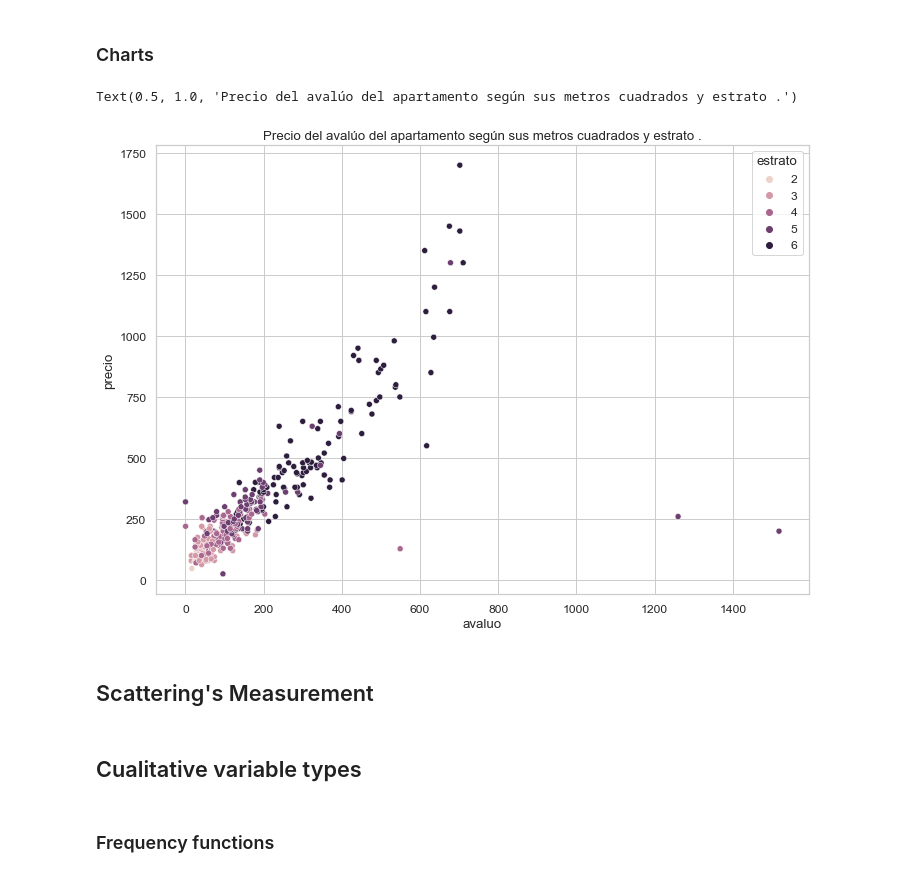
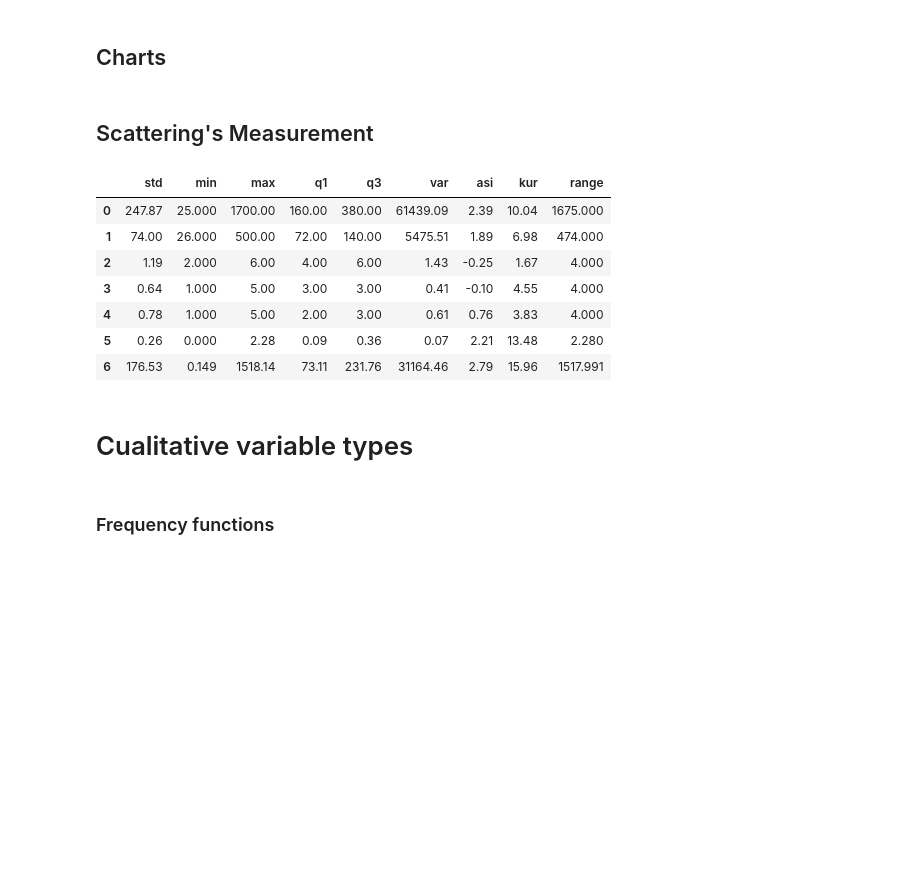
Before and after one commit to StanDoge/PYE-lab-1, a Jupyter notebook: main.ipynb, the cells around one changed output. Saved outputs shown, nothing was run; the diff lists cells and outputs as text; code cells hidden in the pictures; blank space fills up the shorter version.

Commit message:
Scattering section, more readable using a dataframe

```diff
--- a/main.ipynb
+++ b/main.ipynb
@@ -34,5 +29,5 @@ df_variables['Media_armonica'] = var_media_arm
 # %% [markdown]
-### Charts
+## Charts
 # %%
 # sb.histplot(data=df,x='precio',hue='parqueadero').set_title("Rangos de precios")
 # sb.histplot(data=df,x='mt2').set_title("Metros cuadrados")
@@ -40,33 +35,49 @@ df_variables['Media_armonica'] = var_media_arm
 # sb.catplot(data=df,x='alcobas',y='precio',kind='bar',ci=None).set(title="Precios segun el numero de alcobas")
 # sb.barplot(x='banos',y='estrato',data=df,ci=None).set_title("Número de baños  según el estrato socioeconómico ")
 # sb.histplot(data=df,x='administracion').set_title("Rango de precios por servicio de administración ")
-sb.scatterplot(x='avaluo',y='precio',data=df,hue='estrato').set_title("Precio del avalúo del apartamento según sus metros cuadrados y estrato .")
+#sb.scatterplot(x='avaluo',y='precio',data=df,hue='estrato').set_title("Avaluo de los apartamentos vs sus precios de venta y estrato al que pertencen")
-# %% [output]
-Text(0.5, 1.0, 'Precio del avalúo del apartamento según sus metros cuadrados y estrato .')
-[figure, removed]
 # %% [markdown]
 ## Scattering's Measurement
 # %%
 var_std = [round(df[i].std(),2) for i in variables]
-# var_std
 var_min = [df[i].min() for i in variables]
-# var_min
 var_max = [df[i].max() for i in variables]
-# var_max
 var_q1 = [round(df[i].quantile(q=0.25),2) for i in variables]
-# var_q1
 var_q3 = [round(df[i].quantile(q=0.75),2) for i in variables]
-# var_q3
 var_var = [round(df[i].var(),2) for i in variables]
-# var_var
 var_asi = [round(df[i].skew(),2) for i in variables]
-# var_asi
 var_kur = [round(stats.kurtosis(df[i], fisher=False),2) for i in variables]
-#var_kur
 var_range = [df[i].max() - df[i].min() for i in variables]
-# var_range
+df_sc = pd.DataFrame()
+
+scattering = {
+    'std': var_std,
+    'min': var_min,
+    'max': var_max,
+    'q1': var_q1,
+    'q3': var_q3,
+    'var': var_var,
+    'asi': var_asi,
+    'kur': var_kur,
+    'range': var_range,
+}
+scattering_columns = ['std','min','max','q1','q3','var','asi','kur','range']
+
+for column in scattering_columns:
+    df_sc[column] = scattering[column]
+
+df_sc
+# %% [output]
+|  | std | min | max | q1 | q3 | var | asi | kur | range |
+| 0 | 247.87 | 25.000 | 1700.00 | 160.00 | 380.00 | 61439.09 | 2.39 | 10.04 | 1675.000 |
+| 1 | 74.00 | 26.000 | 500.00 | 72.00 | 140.00 | 5475.51 | 1.89 | 6.98 | 474.000 |
+| 2 | 1.19 | 2.000 | 6.00 | 4.00 | 6.00 | 1.43 | -0.25 | 1.67 | 4.000 |
+| 3 | 0.64 | 1.000 | 5.00 | 3.00 | 3.00 | 0.41 | -0.10 | 4.55 | 4.000 |
+| 4 | 0.78 | 1.000 | 5.00 | 2.00 | 3.00 | 0.61 | 0.76 | 3.83 | 4.000 |
+| 5 | 0.26 | 0.000 | 2.28 | 0.09 | 0.36 | 0.07 | 2.21 | 13.48 | 2.280 |
+| 6 | 176.53 | 0.149 | 1518.14 | 73.11 | 231.76 | 31164.46 | 2.79 | 15.96 | 1517.991 |
 # %% [markdown]
-## Cualitative variable types
+# Cualitative variable types
 # %% [markdown]
 ### Frequency functions
 # %%
```
Also changed, not shown: parts of 5 cells of this notebook.
